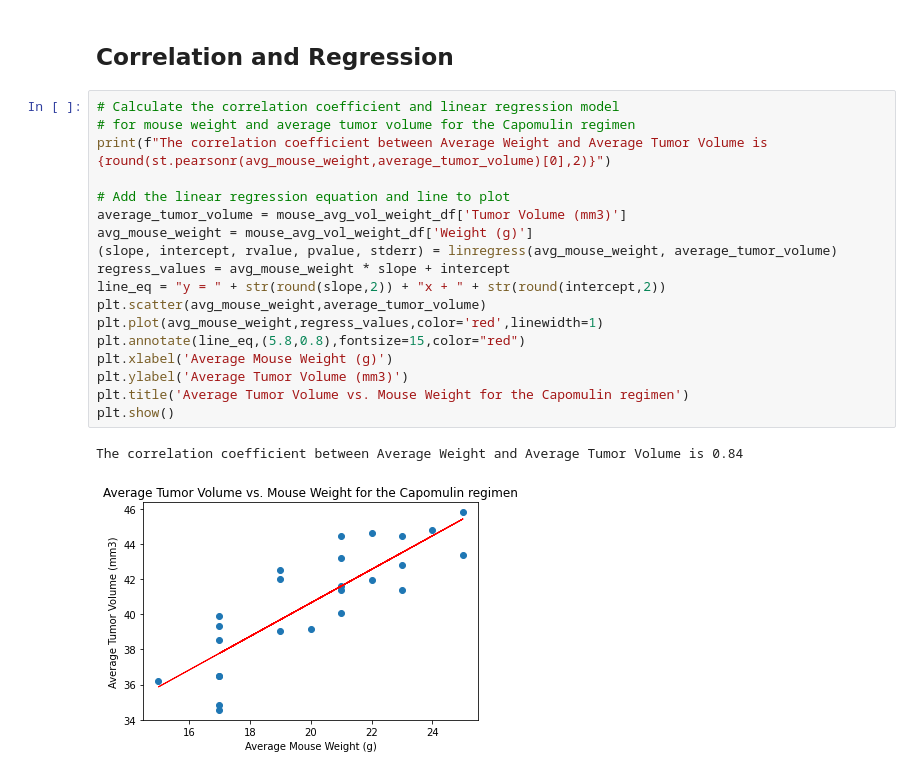
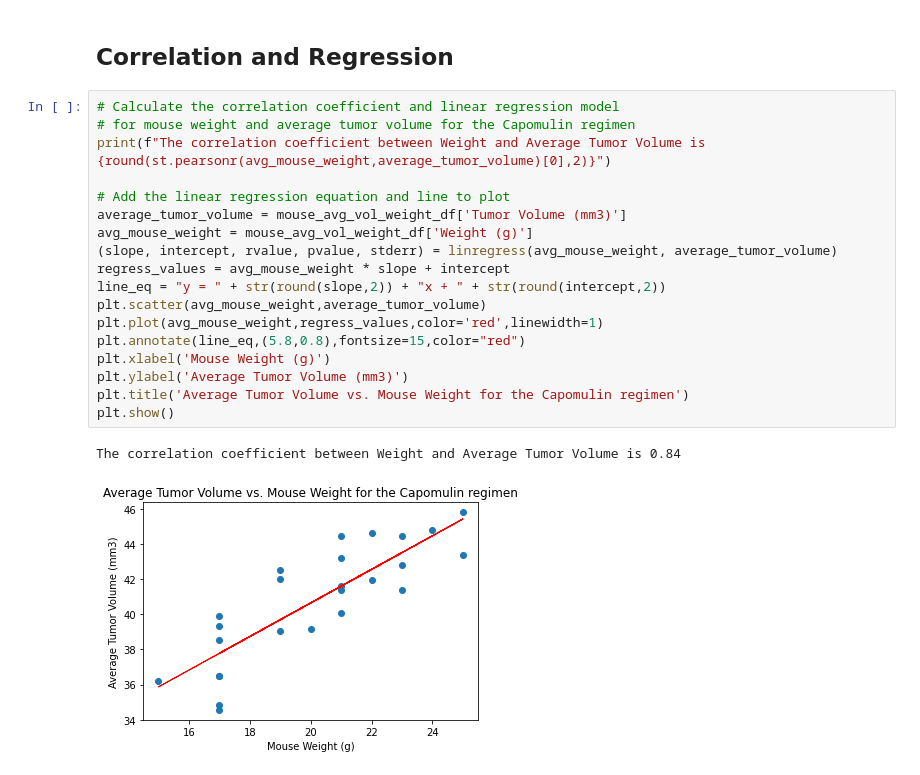
Before and after one commit to vasantap/The-Power-of-Plots, a Jupyter notebook: pymaceuticals_starter.ipynb, the cells around one changed output. Saved outputs shown, nothing was run; the diff lists cells and outputs as text.

```diff
--- a/pymaceuticals_starter.ipynb
+++ b/pymaceuticals_starter.ipynb
@@ -326,21 +326,21 @@ plt.show()
 # %%
 # Calculate the correlation coefficient and linear regression model
 # for mouse weight and average tumor volume for the Capomulin regimen
-print(f"The correlation coefficient between Average Weight and Average Tumor Volume is {round(st.pearsonr(avg_mouse_weight,average_tumor_volume)[0],2)}")
+print(f"The correlation coefficient between Weight and Average Tumor Volume is {round(st.pearsonr(avg_mouse_weight,average_tumor_volume)[0],2)}")
 
 # Add the linear regression equation and line to plot
 average_tumor_volume = mouse_avg_vol_weight_df['Tumor Volume (mm3)']
 avg_mouse_weight = mouse_avg_vol_weight_df['Weight (g)']
 (slope, intercept, rvalue, pvalue, stderr) = linregress(avg_mouse_weight, average_tumor_volume)
 regress_values = avg_mouse_weight * slope + intercept
 line_eq = "y = " + str(round(slope,2)) + "x + " + str(round(intercept,2))
 plt.scatter(avg_mouse_weight,average_tumor_volume)
 plt.plot(avg_mouse_weight,regress_values,color='red',linewidth=1)
 plt.annotate(line_eq,(5.8,0.8),fontsize=15,color="red")
-plt.xlabel('Average Mouse Weight (g)')
+plt.xlabel('Mouse Weight (g)')
 plt.ylabel('Average Tumor Volume (mm3)')
 plt.title('Average Tumor Volume vs. Mouse Weight for the Capomulin regimen')
 plt.show()
 # %% [output]
-The correlation coefficient between Average Weight and Average Tumor Volume is 0.84
+The correlation coefficient between Weight and Average Tumor Volume is 0.84
-[figure, old version]
+[figure, new version]
```
Also changed, not shown: parts of 1 cell of this notebook, 1 other file.
